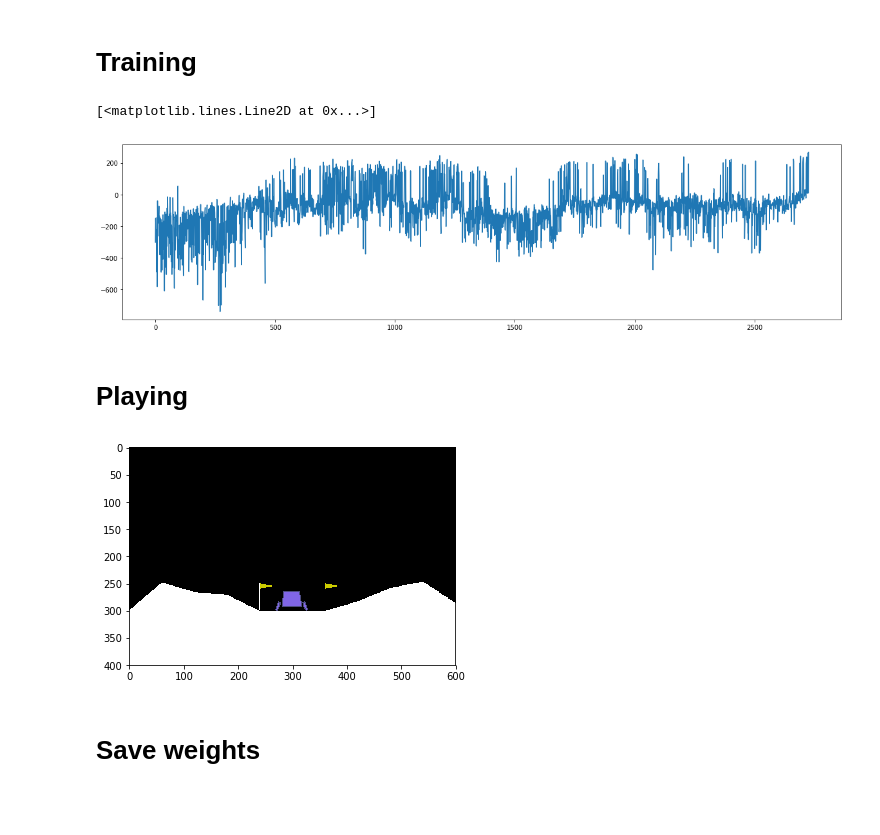
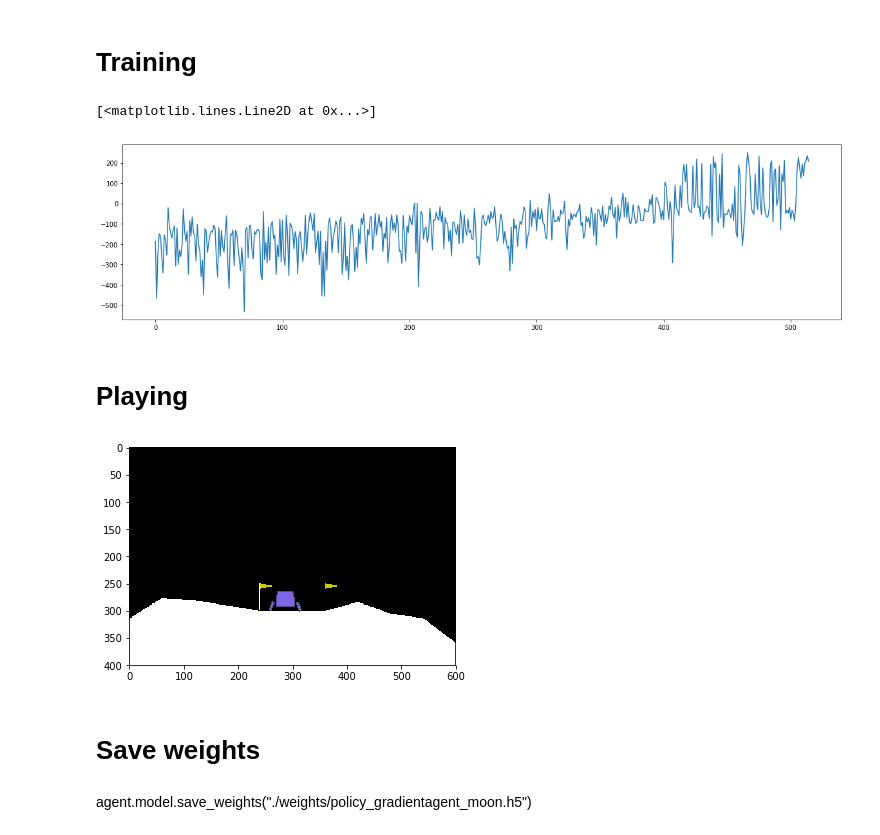
Before and after one commit to smugs75/git_rl, a Jupyter notebook: Policy_gradient_landing.ipynb, the cells around one changed output. Saved outputs shown, nothing was run; the diff lists cells and outputs as text; code cells hidden in the pictures; blank space fills up the shorter version.

Commit message:
add policy gradient algorithm for lunar landing

```diff
--- a/Policy_gradient_landing.ipynb
+++ b/Policy_gradient_landing.ipynb
@@ -101,7 +101,7 @@ class policy_gradient_agent:
             scores.append(sum(episode["rewards"]))
             pbar.set_description("episode: %s, score: %s" % (i, scores[i]))
 
-            if (i > 50) and (sum(scores[i-9 : i+1]) / 10 > 160):
+            if (i > 50) and (sum(scores[i-9 : i+1]) / 10 > 185):
                 break
         return scores
 # %% [markdown]
@@ -134,18 +134,18 @@ agent = policy_gradient_agent(state_size, action_size, weights="./weights/policy
 # %% [markdown]
 # Training
 # %%
-scores = agent.learn(env, 3000)
+scores = agent.learn(env, 5000)
 plt.figure(figsize=(20,5))
 plt.plot(scores)
 # %% [output]
 [<matplotlib.lines.Line2D at 0x...>]
-[figure, old version]
+[figure, new version]
 # %% [markdown]
 # Playing
 # %%
 from distant_gym_render import distant_render
 distant_render(env, agent, state_size)
 # %% [output]
-[figure, old version]
+[figure, new version]
 # %% [markdown]
 # Save weights
@@ -153,0 +152,2 @@ agent.model.save_weights("./weights/policy_gradientagent_moon.h5")
+# %% [markdown]
+agent.model.save_weights("./weights/policy_gradientagent_moon.h5")
```
Also changed, not shown: parts of 4 cells of this notebook.
